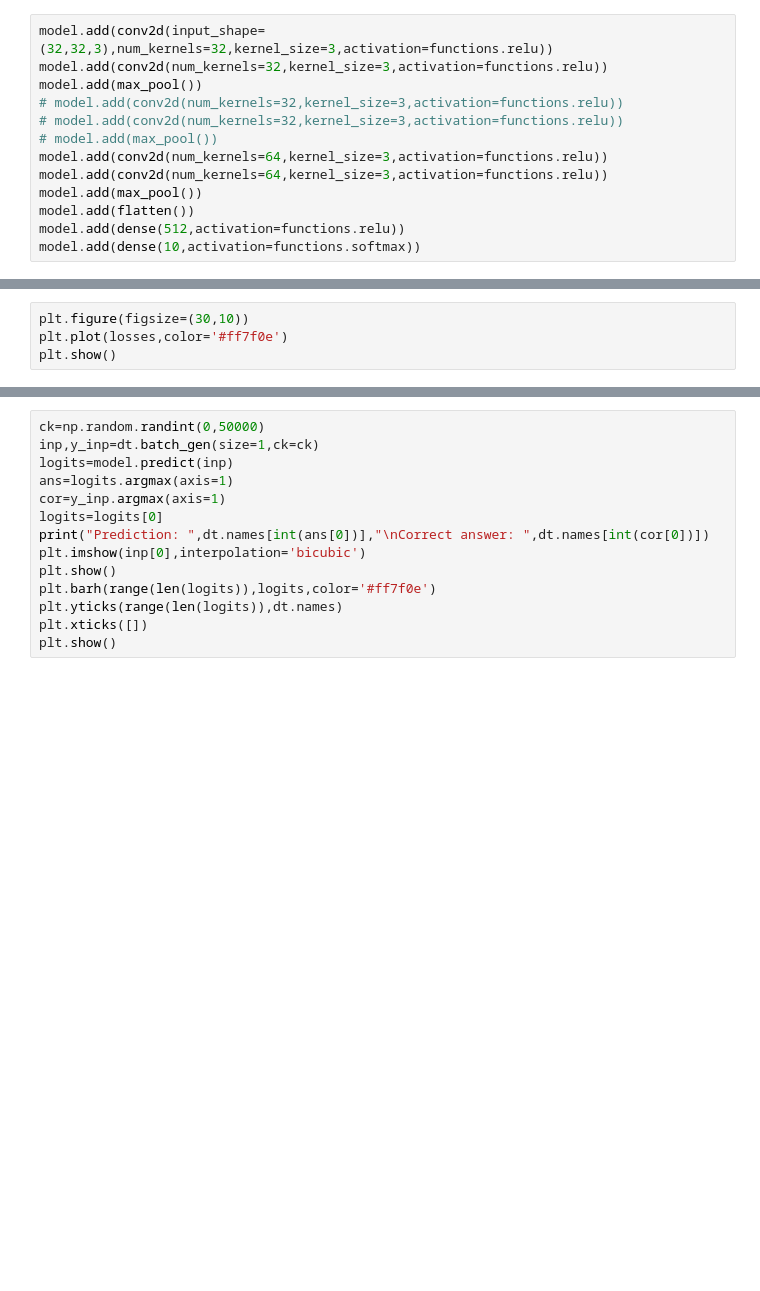
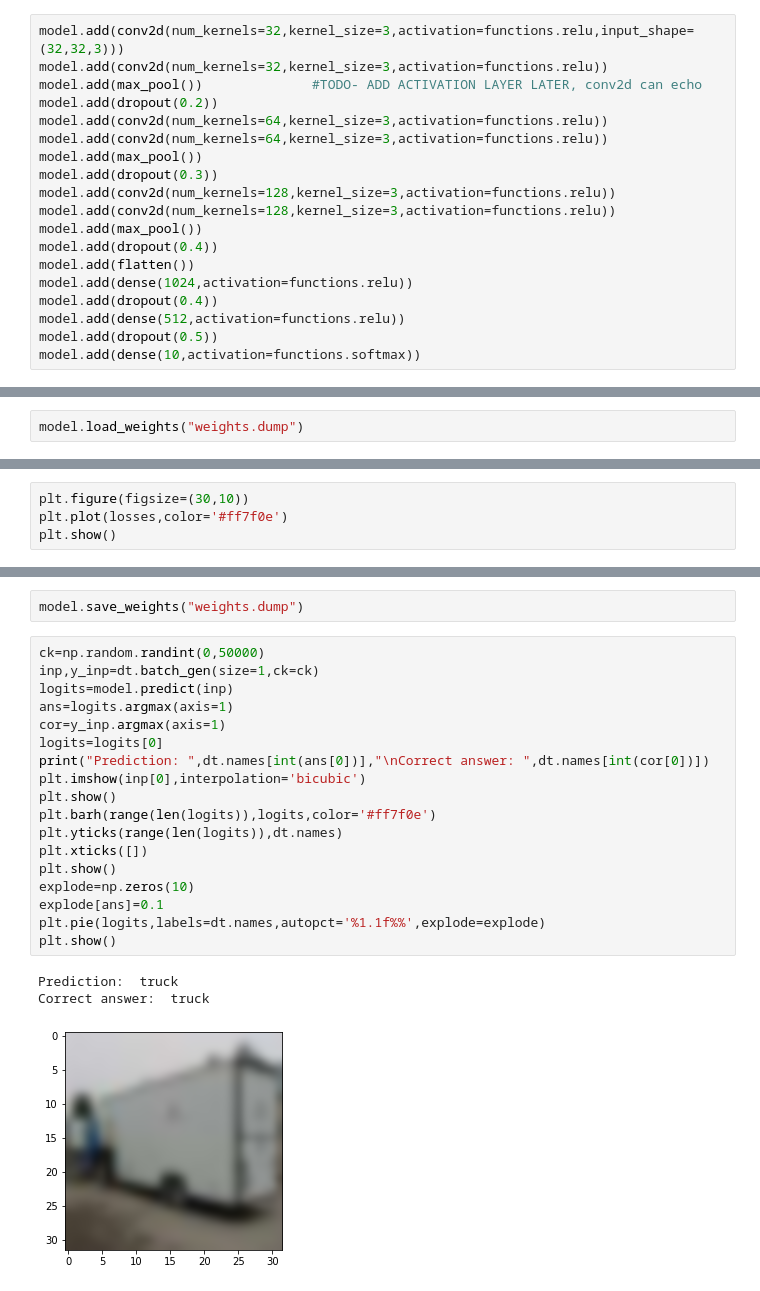
Before and after one commit to ShivamShrirao/dnn_from_scratch, a Jupyter notebook: cifar.ipynb, the cells around one changed output, grey strips where cells are left out. Cells and saved outputs as stored; diff of their text form; blank space fills up the shorter version.

Commit message:
added dropout layer

```diff
--- a/cifar.ipynb
+++ b/cifar.ipynb
@@ -23,17 +23,23 @@ import numpy as np
 # %%
 model=Sequential()
 # %%
-model.add(conv2d(input_shape=(32,32,3),num_kernels=32,kernel_size=3,activation=functions.relu))
+model.add(conv2d(num_kernels=32,kernel_size=3,activation=functions.relu,input_shape=(32,32,3)))
 model.add(conv2d(num_kernels=32,kernel_size=3,activation=functions.relu))
-model.add(max_pool())
-# model.add(conv2d(num_kernels=32,kernel_size=3,activation=functions.relu))
-# model.add(conv2d(num_kernels=32,kernel_size=3,activation=functions.relu))
-# model.add(max_pool())
+model.add(max_pool())              #TODO- ADD ACTIVATION LAYER LATER, conv2d can echo
+model.add(dropout(0.2))
 model.add(conv2d(num_kernels=64,kernel_size=3,activation=functions.relu))
 model.add(conv2d(num_kernels=64,kernel_size=3,activation=functions.relu))
 model.add(max_pool())
+model.add(dropout(0.3))
+model.add(conv2d(num_kernels=128,kernel_size=3,activation=functions.relu))
+model.add(conv2d(num_kernels=128,kernel_size=3,activation=functions.relu))
+model.add(max_pool())
+model.add(dropout(0.4))
 model.add(flatten())
+model.add(dense(1024,activation=functions.relu))
+model.add(dropout(0.4))
 model.add(dense(512,activation=functions.relu))
+model.add(dropout(0.5))
 model.add(dense(10,activation=functions.softmax))
 # %% [markdown]
 # View Model Summary
@@ -64,3 +72,5 @@ model.compile(optimizer=functions.adam,loss=functions.cross_entropy_with_logits,
+# %%
+model.load_weights("weights.dump")
 # %% [markdown]
 # Train model
 # %%
@@ -139,14 +174,24 @@ plt.show()
+# %%
+model.save_weights("weights.dump")
 # %%
 ck=np.random.randint(0,50000)
 inp,y_inp=dt.batch_gen(size=1,ck=ck)
 logits=model.predict(inp)
 ans=logits.argmax(axis=1)
 cor=y_inp.argmax(axis=1)
 logits=logits[0]
 print("Prediction: ",dt.names[int(ans[0])],"\nCorrect answer: ",dt.names[int(cor[0])])
 plt.imshow(inp[0],interpolation='bicubic')
 plt.show()
 plt.barh(range(len(logits)),logits,color='#ff7f0e')
 plt.yticks(range(len(logits)),dt.names)
 plt.xticks([])
 plt.show()
+explode=np.zeros(10)
+explode[ans]=0.1
+plt.pie(logits,labels=dt.names,autopct='%1.1f%%',explode=explode)
+plt.show()
+# %% [output]
+Prediction:  truck
+Correct answer:  truck
+[figure, added]
```
Also changed, not shown: parts of 11 cells of this notebook, 5 other files.
